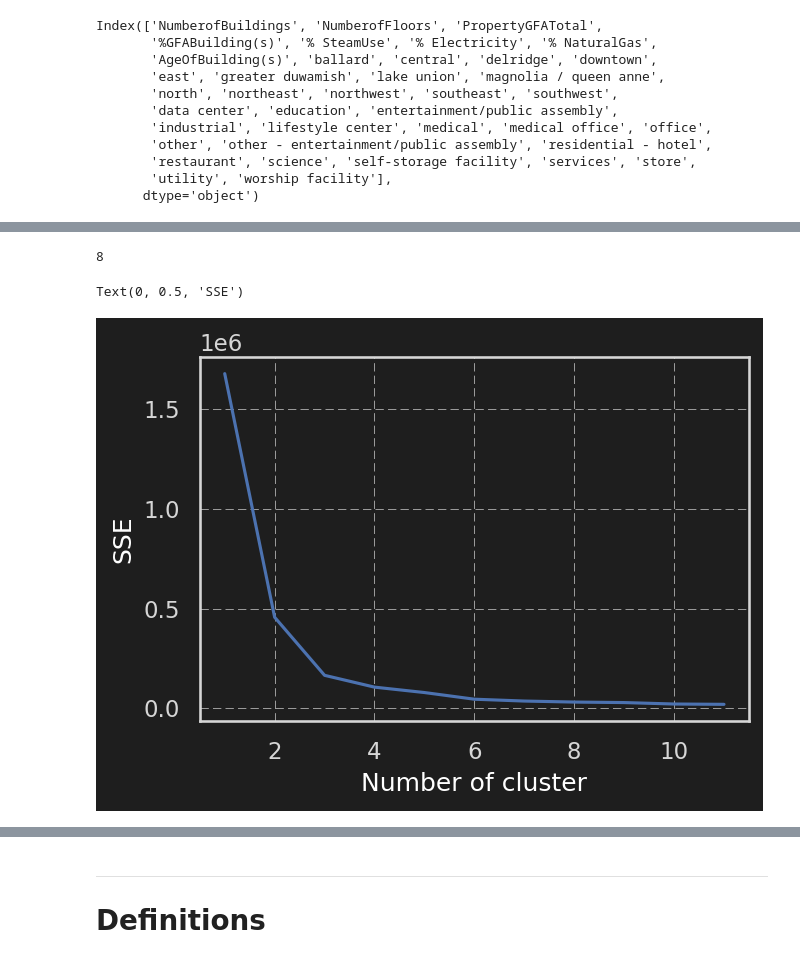
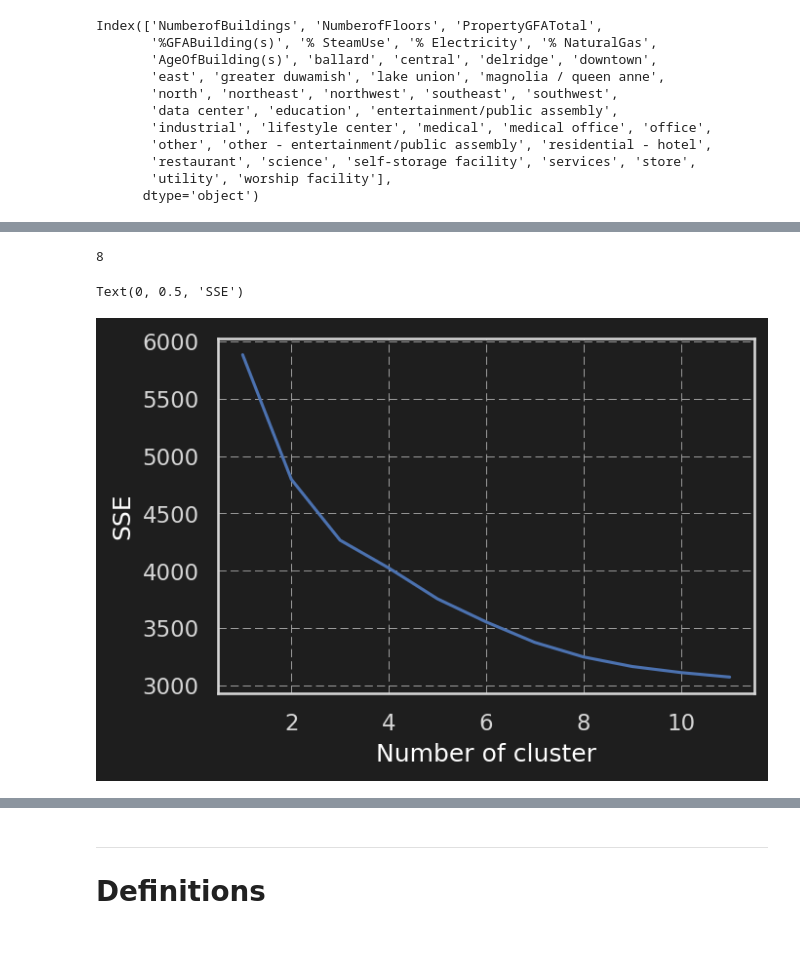
Before and after one commit to Thomas-Durand-Texte/OC-formation-Ingenieur-Machine-Learning, a Jupyter notebook: Projetcs/03_energy/Modelisation_energy.ipynb, the cells around one changed output, grey strips where cells are left out. Drawn from its saved outputs; the diff is of its cells as text; code cells hidden in the pictures.

```diff
--- a/Projetcs/03_energy/Modelisation_energy.ipynb
+++ b/Projetcs/03_energy/Modelisation_energy.ipynb
@@ -381,3 +381,16 @@ Index(['NumberofBuildings', 'NumberofFloors', 'PropertyGFATotal',
        'restaurant', 'science', 'self-storage facility', 'services', 'store',
        'utility', 'worship facility'],
       dtype='object')
+# %%
+n_scale_X = 4
+df = df[['NumberofBuildings', 'NumberofFloors', 'PropertyGFATotal', 'AgeOfBuilding(s)',
+       '%GFABuilding(s)', '% SteamUse', '% Electricity', '% NaturalGas',
+       'ballard', 'central', 'delridge', 'downtown',
+       'east', 'greater duwamish', 'lake union', 'magnolia / queen anne',
+       'north', 'northeast', 'northwest', 'southeast', 'southwest',
+       'data center', 'education', 'entertainment/public assembly',
+       'industrial', 'lifestyle center', 'medical', 'medical office', 'office',
+       'other', 'other - entertainment/public assembly', 'residential - hotel',
+       'restaurant', 'science', 'self-storage facility', 'services', 'store',
+       'utility', 'worship facility']]
+df.columns
@@ -457,24 +483,24 @@ axs[0].legend()
 # %%
 from sklearn.cluster import KMeans
 
-n_scale_X = 3
+
 print(n_continuous)
 scaler_X = X_Scaler( n_scale_X ).fit( X )
 Xi = scaler_X.transform( X )
 Xi = np.hstack( (Xi, transformer.transform(y.values).reshape(-1,1)))
 sse = {}
 labels = {}
 for k in range(1, 12):
     kmeans = KMeans(n_clusters=k, max_iter=1000, n_init='auto').fit(Xi)
     sse[k] = kmeans.inertia_ # Inertia: Sum of distances of samples to their closest cluster center
     labels[k] = kmeans.labels_ # i mean of each element
 
 fig, ax = plt.subplots( figsize=(12*cm,8*cm))
 ax.plot(list(sse.keys()), list(sse.values()))
 plt.xlabel("Number of cluster")
 plt.ylabel("SSE")
 # %% [output]
 8
 Text(0, 0.5, 'SSE')
-[figure, old version]
+[figure, new version]
 # %%
```
Also changed, not shown: parts of 13 cells of this notebook.
